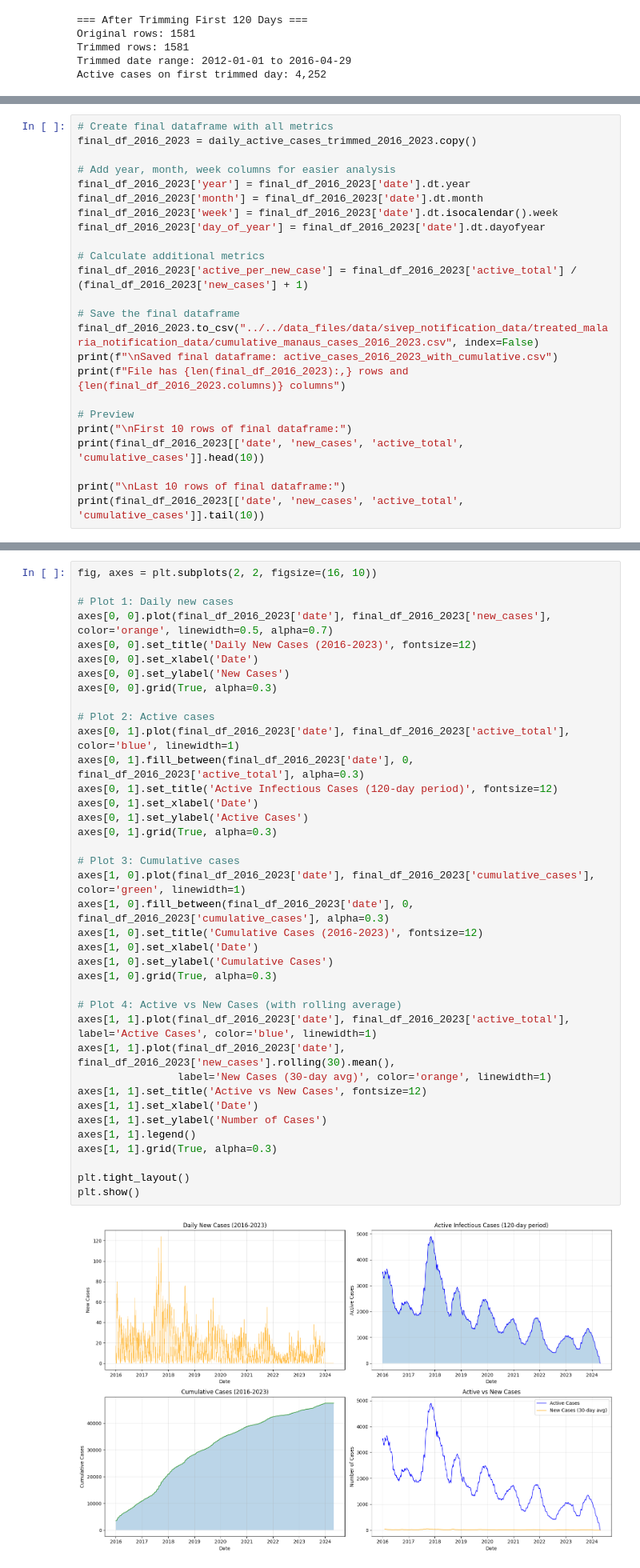
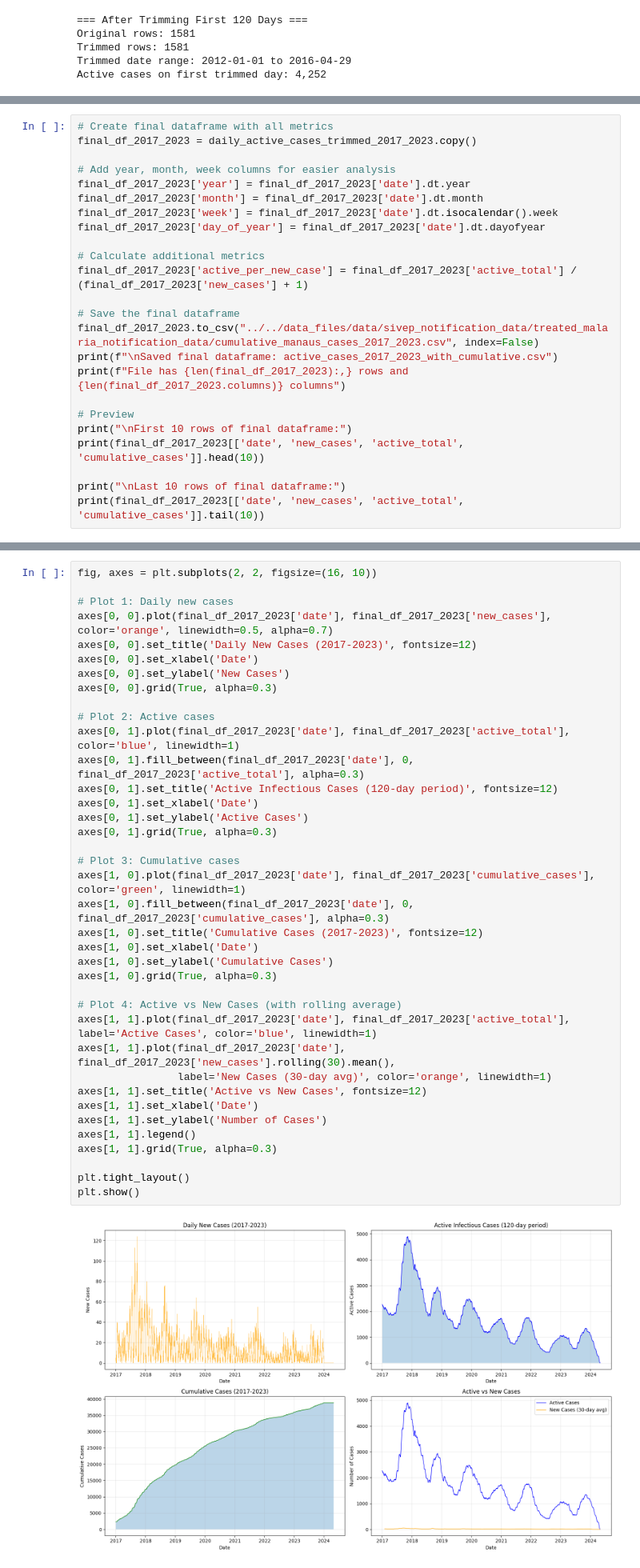
Before and after one commit to RaphaLevy/Study_on_malaria_dynamics_v2, a Jupyter notebook: data_files/notebooks/Manaus_Vivax_Cases.ipynb, the cells around one changed output, grey strips where cells are left out. Shown at 80% size. Drawn from its saved outputs; the diff is of its cells as text.

```diff
--- a/data_files/notebooks/Manaus_Vivax_Cases.ipynb
+++ b/data_files/notebooks/Manaus_Vivax_Cases.ipynb
@@ -901,26 +910,26 @@ First 10 rows of final dataframe:
 1580 2016-04-29         11          2938             32499
 # %%
 # Create final dataframe with all metrics
-final_df_2016_2023 = daily_active_cases_trimmed_2016_2023.copy()
+final_df_2017_2023 = daily_active_cases_trimmed_2017_2023.copy()
 
 # Add year, month, week columns for easier analysis
-final_df_2016_2023['year'] = final_df_2016_2023['date'].dt.year
-final_df_2016_2023['month'] = final_df_2016_2023['date'].dt.month
-final_df_2016_2023['week'] = final_df_2016_2023['date'].dt.isocalendar().week
-final_df_2016_2023['day_of_year'] = final_df_2016_2023['date'].dt.dayofyear
+final_df_2017_2023['year'] = final_df_2017_2023['date'].dt.year
+final_df_2017_2023['month'] = final_df_2017_2023['date'].dt.month
+final_df_2017_2023['week'] = final_df_2017_2023['date'].dt.isocalendar().week
+final_df_2017_2023['day_of_year'] = final_df_2017_2023['date'].dt.dayofyear
 
 # Calculate additional metrics
-final_df_2016_2023['active_per_new_case'] = final_df_2016_2023['active_total'] / (final_df_2016_2023['new_cases'] + 1)
+final_df_2017_2023['active_per_new_case'] = final_df_2017_2023['active_total'] / (final_df_2017_2023['new_cases'] + 1)
 
 # Save the final dataframe
-final_df_2016_2023.to_csv("../../data_files/data/sivep_notification_data/treated_malaria_notification_data/cumulative_manaus_cases_2016_2023.csv", index=False)
-print(f"\nSaved final dataframe: active_cases_2016_2023_with_cumulative.csv")
-print(f"File has {len(final_df_2016_2023):,} rows and {len(final_df_2016_2023.columns)} columns")
+final_df_2017_2023.to_csv("../../data_files/data/sivep_notification_data/treated_malaria_notification_data/cumulative_manaus_cases_2017_2023.csv", index=False)
+print(f"\nSaved final dataframe: active_cases_2017_2023_with_cumulative.csv")
+print(f"File has {len(final_df_2017_2023):,} rows and {len(final_df_2017_2023.columns)} columns")
 
 # Preview
 print("\nFirst 10 rows of final dataframe:")
-print(final_df_2016_2023[['date', 'new_cases', 'active_total', 'cumulative_cases']].head(10))
+print(final_df_2017_2023[['date', 'new_cases', 'active_total', 'cumulative_cases']].head(10))
 
 print("\nLast 10 rows of final dataframe:")
-print(final_df_2016_2023[['date', 'new_cases', 'active_total', 'cumulative_cases']].tail(10))
+print(final_df_2017_2023[['date', 'new_cases', 'active_total', 'cumulative_cases']].tail(10))
 # %% [output]
@@ -1017,41 +1026,41 @@ Saved yearly summary: yearly_summary_2016_2023.csv
 # %%
 fig, axes = plt.subplots(2, 2, figsize=(16, 10))
 
 # Plot 1: Daily new cases
-axes[0, 0].plot(final_df_2016_2023['date'], final_df_2016_2023['new_cases'], color='orange', linewidth=0.5, alpha=0.7)
-axes[0, 0].set_title('Daily New Cases (2016-2023)', fontsize=12)
+axes[0, 0].plot(final_df_2017_2023['date'], final_df_2017_2023['new_cases'], color='orange', linewidth=0.5, alpha=0.7)
+axes[0, 0].set_title('Daily New Cases (2017-2023)', fontsize=12)
 axes[0, 0].set_xlabel('Date')
 axes[0, 0].set_ylabel('New Cases')
 axes[0, 0].grid(True, alpha=0.3)
 
 # Plot 2: Active cases
-axes[0, 1].plot(final_df_2016_2023['date'], final_df_2016_2023['active_total'], color='blue', linewidth=1)
-axes[0, 1].fill_between(final_df_2016_2023['date'], 0, final_df_2016_2023['active_total'], alpha=0.3)
+axes[0, 1].plot(final_df_2017_2023['date'], final_df_2017_2023['active_total'], color='blue', linewidth=1)
+axes[0, 1].fill_between(final_df_2017_2023['date'], 0, final_df_2017_2023['active_total'], alpha=0.3)
 axes[0, 1].set_title('Active Infectious Cases (120-day period)', fontsize=12)
 axes[0, 1].set_xlabel('Date')
 axes[0, 1].set_ylabel('Active Cases')
 axes[0, 1].grid(True, alpha=0.3)
 
 # Plot 3: Cumulative cases
-axes[1, 0].plot(final_df_2016_2023['date'], final_df_2016_2023['cumulative_cases'], color='green', linewidth=1)
-axes[1, 0].fill_between(final_df_2016_2023['date'], 0, final_df_2016_2023['cumulative_cases'], alpha=0.3)
-axes[1, 0].set_title('Cumulative Cases (2016-2023)', fontsize=12)
+axes[1, 0].plot(final_df_2017_2023['date'], final_df_2017_2023['cumulative_cases'], color='green', linewidth=1)
+axes[1, 0].fill_between(final_df_2017_2023['date'], 0, final_df_2017_2023['cumulative_cases'], alpha=0.3)
+axes[1, 0].set_title('Cumulative Cases (2017-2023)', fontsize=12)
 axes[1, 0].set_xlabel('Date')
 axes[1, 0].set_ylabel('Cumulative Cases')
 axes[1, 0].grid(True, alpha=0.3)
 
 # Plot 4: Active vs New Cases (with rolling average)
-axes[1, 1].plot(final_df_2016_2023['date'], final_df_2016_2023['active_total'], label='Active Cases', color='blue', linewidth=1)
-axes[1, 1].plot(final_df_2016_2023['date'], final_df_2016_2023['new_cases'].rolling(30).mean(),
+axes[1, 1].plot(final_df_2017_2023['date'], final_df_2017_2023['active_total'], label='Active Cases', color='blue', linewidth=1)
+axes[1, 1].plot(final_df_2017_2023['date'], final_df_2017_2023['new_cases'].rolling(30).mean(),
                 label='New Cases (30-day avg)', color='orange', linewidth=1)
 axes[1, 1].set_title('Active vs New Cases', fontsize=12)
 axes[1, 1].set_xlabel('Date')
 axes[1, 1].set_ylabel('Number of Cases')
 axes[1, 1].legend()
 axes[1, 1].grid(True, alpha=0.3)
 
 plt.tight_layout()
 plt.show()
 # %% [output]
-[figure, old version]
+[figure, new version]
 # %%
```
Also changed, not shown: parts of 10 cells of this notebook.
